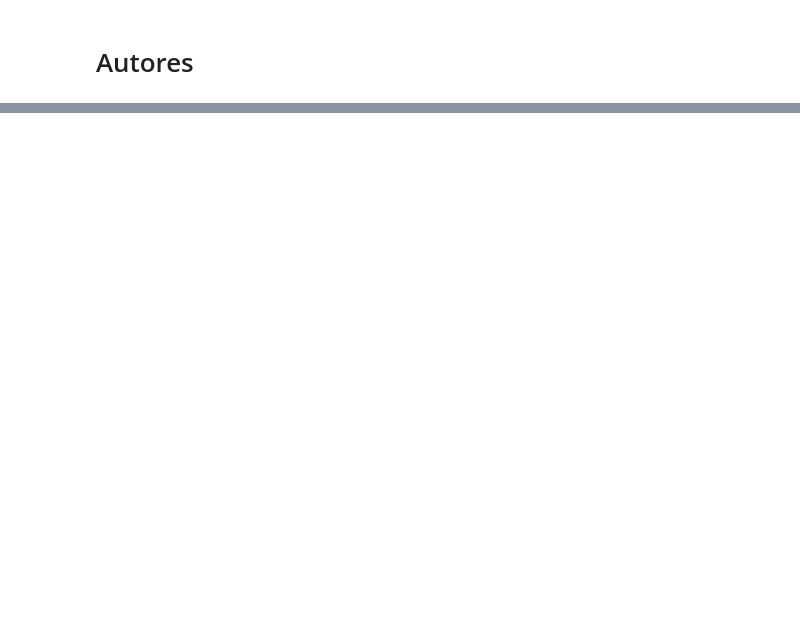
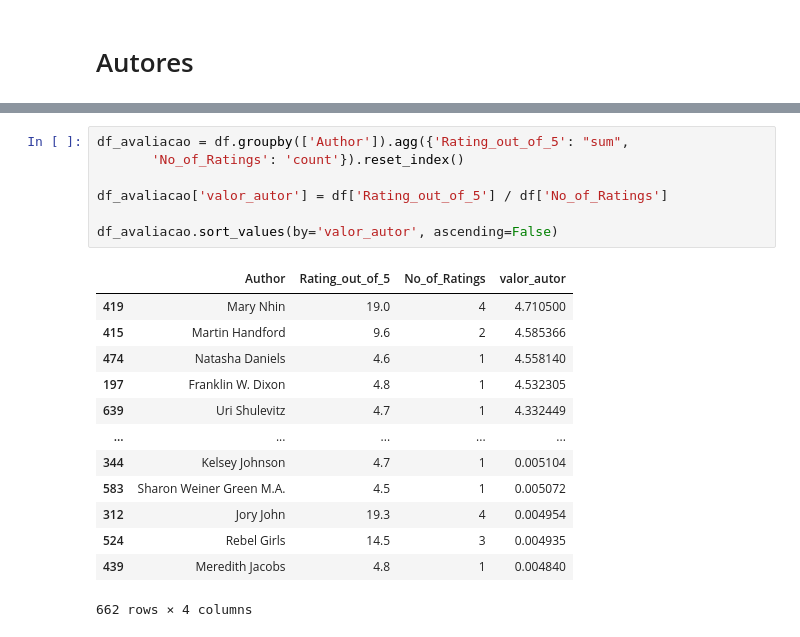
Before and after one commit to Jessesantoz/An-lise-dados-de-livros, a Jupyter notebook: Books_kids.ipynb, the cells around one changed output, grey strips where cells are left out. Cells and saved outputs as stored; diff of their text form; blank space fills up the shorter version.

```diff
--- a/Books_kids.ipynb
+++ b/Books_kids.ipynb
@@ -168,0 +287,21 @@ plt.show()
+# %%
+df_avaliacao = df.groupby(['Author']).agg({'Rating_out_of_5': "sum",
+       'No_of_Ratings': 'count'}).reset_index()
+
+df_avaliacao['valor_autor'] = df['Rating_out_of_5'] / df['No_of_Ratings']
+
+df_avaliacao.sort_values(by='valor_autor', ascending=False)
+# %% [output]
+|  | Author | Rating_out_of_5 | No_of_Ratings | valor_autor |
+| 419 | Mary Nhin | 19.0 | 4 | 4.710500 |
+| 415 | Martin Handford | 9.6 | 2 | 4.585366 |
+| 474 | Natasha Daniels | 4.6 | 1 | 4.558140 |
+| 197 | Franklin W. Dixon | 4.8 | 1 | 4.532305 |
+| 639 | Uri Shulevitz | 4.7 | 1 | 4.332449 |
+| ... | ... | ... | ... | ... |
+| 344 | Kelsey Johnson | 4.7 | 1 | 0.005104 |
+| 583 | Sharon Weiner Green M.A. | 4.5 | 1 | 0.005072 |
+| 312 | Jory John | 19.3 | 4 | 0.004954 |
+| 524 | Rebel Girls | 14.5 | 3 | 0.004935 |
+| 439 | Meredith Jacobs | 4.8 | 1 | 0.004840 |
+662 rows × 4 columns
```
Also changed, not shown: parts of 16 cells of this notebook.
